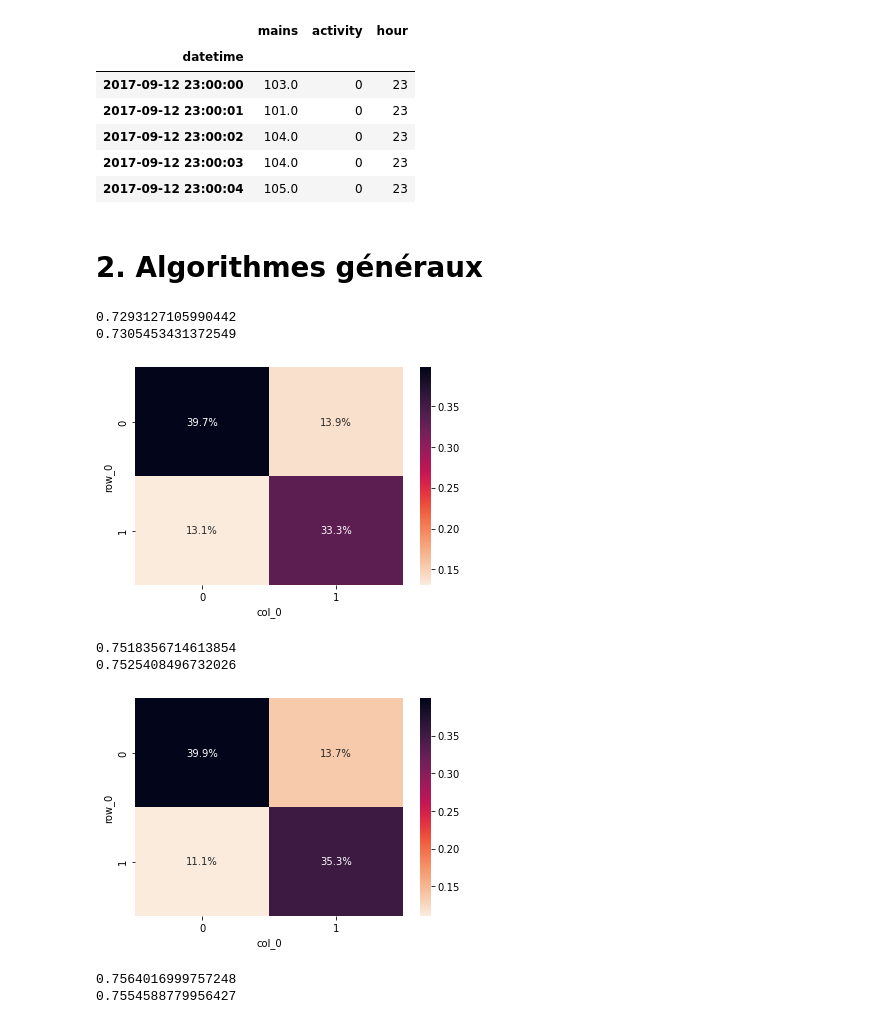
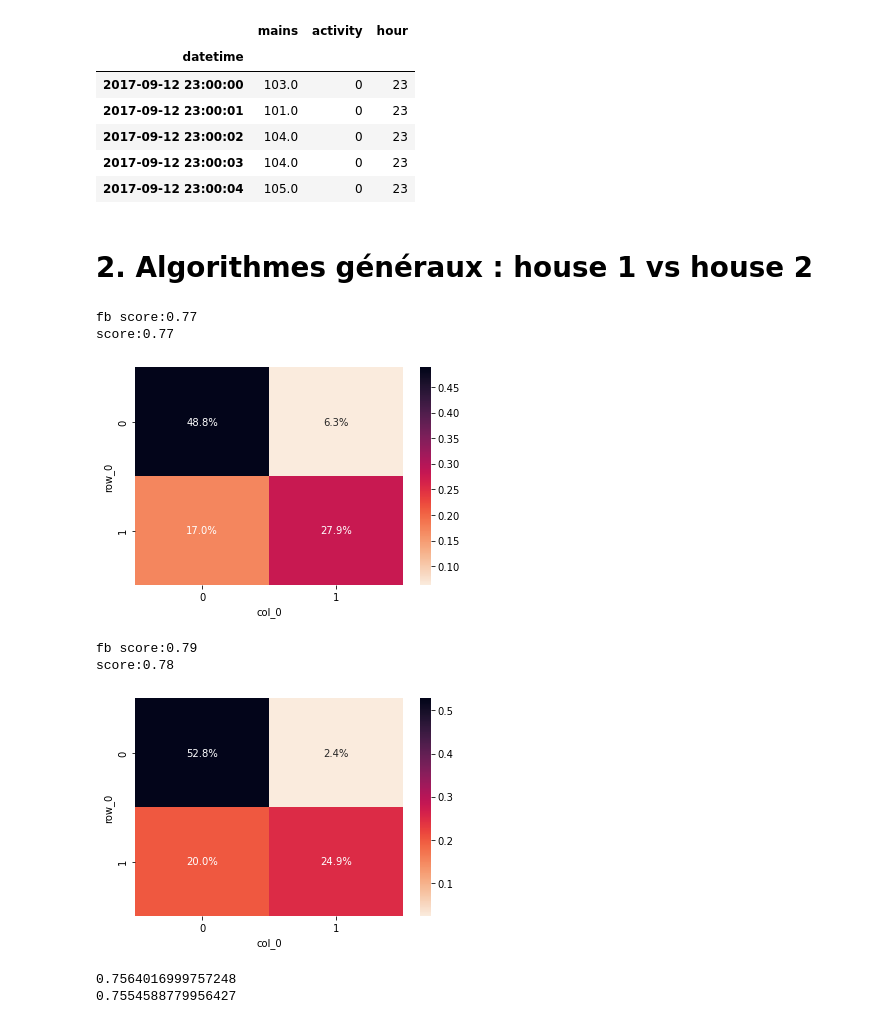
Before and after one commit to hugo-mi/Activity_Detection_From_Electrical_Consumption_Load_Curves, a Jupyter notebook: Exploratory Data Analysis/classification_house1_vs_house2.ipynb, the cells around one changed output. Saved outputs shown, nothing was run; the diff lists cells and outputs as text; code cells hidden in the pictures.

```diff
--- a/Exploratory Data Analysis/classification_house1_vs_house2.ipynb
+++ b/Exploratory Data Analysis/classification_house1_vs_house2.ipynb
@@ -40,12 +40,14 @@ from sklearn.preprocessing import MinMaxScaler
 
 # we prepare our features
 house1_power_blk2['mains_scaled'] = MinMaxScaler().fit_transform(house1_power_blk2['mains'].values.reshape(-1,1))
-house1_power_blk2['diff_scaled'] = MinMaxScaler().fit_transform(house1_power_blk2['mains'].diff(1).values.reshape(-1,1))
+house1_power_blk2['mean_5min_scaled'] = MinMaxScaler().fit_transform(house1_power_blk2['mains'].rolling('5min').mean().values.reshape(-1,1))
+house1_power_blk2['std_5min_scaled'] = MinMaxScaler().fit_transform(house1_power_blk2['mains'].rolling('5min').std().values.reshape(-1,1))
 house1_power_blk2['hour_scaled'] = MinMaxScaler().fit_transform(house1_power_blk2['hour'].values.reshape(-1,1))
 house1_power_blk2 = house1_power_blk2.dropna()
 
 house2_power_blk1['mains_scaled'] = MinMaxScaler().fit_transform(house2_power_blk1['mains'].values.reshape(-1,1))
-house2_power_blk1['diff_scaled'] = MinMaxScaler().fit_transform(house2_power_blk1['mains'].diff(1).values.reshape(-1,1))
+house2_power_blk1['mean_5min_scaled'] = MinMaxScaler().fit_transform(house2_power_blk1['mains'].rolling('5min').mean().values.reshape(-1,1))
+house2_power_blk1['std_5min_scaled'] = MinMaxScaler().fit_transform(house2_power_blk1['mains'].rolling('5min').std().values.reshape(-1,1))
 house2_power_blk1['hour_scaled'] = MinMaxScaler().fit_transform(house2_power_blk1['hour'].values.reshape(-1,1))
 house2_power_blk1 = house2_power_blk1.dropna()
 # %%
@@ -61,47 +63,49 @@ def pick_random_indexes(data, percentage=0.3):
 
     return rand_indexes
 # %%
+features_col = ['mains_scaled', 'hour_scaled', 'std_5min_scaled', 'mean_5min_scaled']
+
 # train data set = house 1
-X_train = house1_power_blk2[['mains_scaled', 'diff_scaled', 'hour_scaled']].values
+X_train = house1_power_blk2[features_col].values
 y_train = house1_power_blk2['activity'].values
 
 rand_indexes = pick_random_indexes(house2_power_blk1, 0.3)
 # test data set = house 2
-X_test = house2_power_blk1.loc[rand_indexes, ['mains_scaled', 'diff_scaled', 'hour_scaled']].values
+X_test = house2_power_blk1.loc[rand_indexes, features_col].values
 y_test = house2_power_blk1.loc[rand_indexes, 'activity'].values
 # %% [markdown]
-# 2. Algorithmes généraux
+# 2. Algorithmes généraux : house 1 vs house 2
 # %%
 from sklearn.neighbors import KNeighborsClassifier
 from sklearn.metrics import fbeta_score, accuracy_score
 
-knn = KNeighborsClassifier(n_neighbors=60, n_jobs=-1)
+knn = KNeighborsClassifier(n_neighbors=80, n_jobs=-1)
 knn.fit(X_train, y_train.ravel())
 y_pred = knn.predict(X_test)
-print(fbeta_score(y_test, y_pred, average='macro', beta=0.5))
-print(accuracy_score(y_test, y_pred))
+print(f'fb score:{fbeta_score(y_test, y_pred, average="macro", beta=0.5):.2f}')
+print(f'score:{accuracy_score(y_test, y_pred):.2f}')
 
 sns.heatmap(pd.crosstab(y_test, y_pred, normalize=True), annot=True, fmt='.1%', cmap=sns.cm.rocket_r);
 plt.show();
 # %% [output]
-0.7293127105990442
-0.7305453431372549
+fb score:0.77
+score:0.77
-[figure, old version]
+[figure, new version]
 # %%
 from sklearn.ensemble import RandomForestClassifier
 
-rfc = RandomForestClassifier(n_estimators=60, n_jobs=-1, max_samples=0.8, max_depth=12)
+rfc = RandomForestClassifier(n_estimators=90, n_jobs=-1, max_samples=0.8, max_depth=12)
 rfc.fit(X_train, y_train.ravel())
 y_pred = rfc.predict(X_test)
-print(fbeta_score(y_test, y_pred, average='macro', beta=0.5))
-print(accuracy_score(y_test, y_pred))
+print(f'fb score:{fbeta_score(y_test, y_pred, average="macro", beta=0.5):.2f}')
+print(f'score:{accuracy_score(y_test, y_pred):.2f}')
 
 sns.heatmap(pd.crosstab(y_test, y_pred, normalize=True), annot=True, fmt='.1%', cmap=sns.cm.rocket_r);
 plt.show();
 # %% [output]
-0.7518356714613854
-0.7525408496732026
+fb score:0.79
+score:0.78
-[figure, old version]
+[figure, new version]
 # %%
 from sklearn.tree import DecisionTreeClassifier
 from sklearn.ensemble import BaggingClassifier
```
Also changed, not shown: parts of 5 cells of this notebook, 2 other files.
